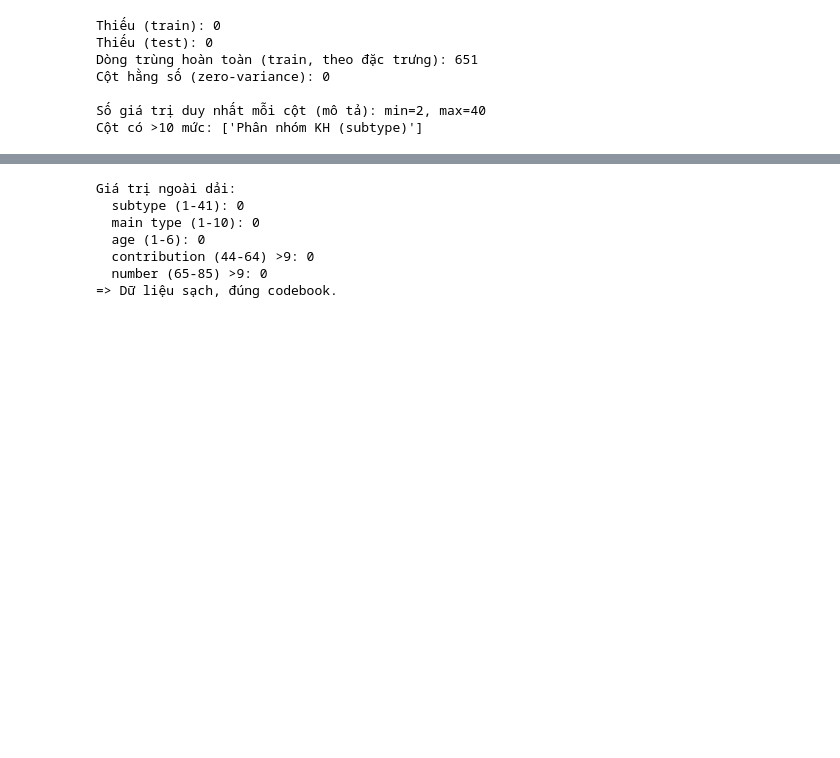
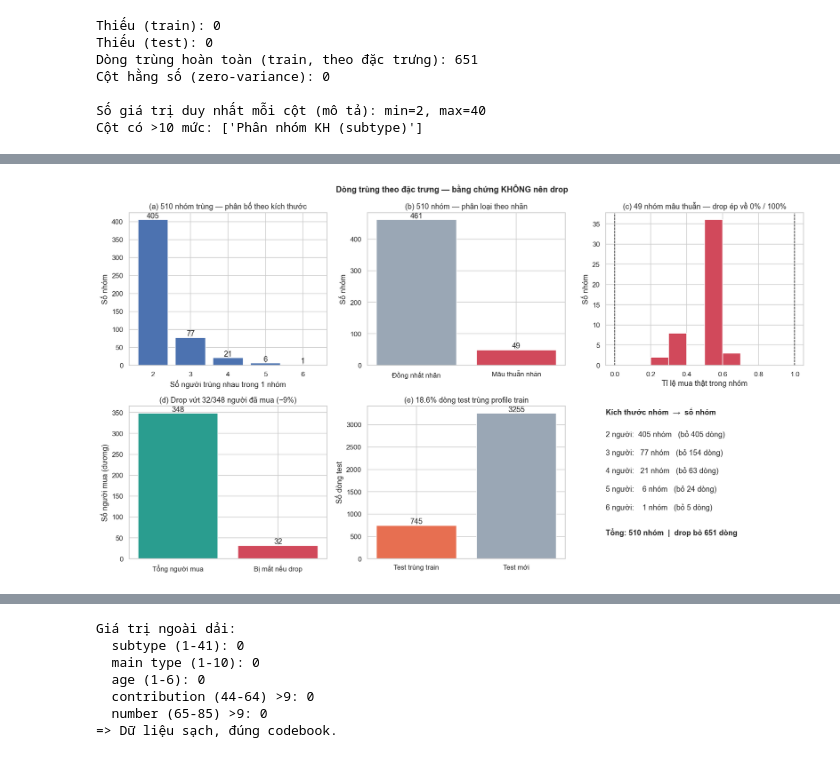
Before and after one commit to phong151104/vpbank, a Jupyter notebook: eda.ipynb, the cells around one changed output, grey strips where cells are left out. Saved outputs shown, nothing was run; the diff lists cells and outputs as text; code cells hidden in the pictures; blank space fills up the shorter version.

```diff
--- a/eda.ipynb
+++ b/eda.ipynb
@@ -181,0 +199,79 @@ Cột có >10 mức: ['Phân nhóm KH (subtype)']
+# %%
+# ===== 2b. Dòng trùng: bằng chứng KHÔNG nên drop =====
+_g = train.groupby(FEATURES)[TARGET]
+_grp = pd.DataFrame({"n": _g.size(), "n_pos": _g.sum()})
+_multi = _grp[_grp["n"] > 1].copy()
+_multi["rate"] = _multi["n_pos"] / _multi["n"]
+_conflict = _multi[(_multi["n_pos"] > 0) & (_multi["n_pos"] < _multi["n"])]
+n_conf = len(_conflict); n_same = len(_multi) - n_conf
+
+_dup_drop = train[train[FEATURES].duplicated(keep="first")]
+n_drop = len(_dup_drop); pos_lost = int(_dup_drop[TARGET].sum())
+pos_total = int(train[TARGET].sum())
+base_before = train[TARGET].mean()
+base_after = train[~train[FEATURES].duplicated(keep="first")][TARGET].mean()
+
+_train_prof = set(train[FEATURES].itertuples(index=False, name=None))
+n_test_in_train = sum(p in _train_prof for p in test[FEATURES].itertuples(index=False, name=None))
+pct_test = n_test_in_train / len(test) * 100
+
+# Phân bố kích thước nhóm trùng (2 người, 3 người, ...)
+_size_dist = _multi["n"].value_counts().sort_index()
+
+fig, axes = plt.subplots(2, 3, figsize=(16, 9))
+c0, c1 = PALETTE[0], PALETTE[1]
+
+# (a) phân bố kích thước nhóm
+ax = axes[0, 0]
+b = ax.bar([str(int(s)) for s in _size_dist.index], _size_dist.values, color="#4c72b0")
+ax.bar_label(b)
+ax.set_xlabel("Số người trùng nhau trong 1 nhóm"); ax.set_ylabel("Số nhóm")
+ax.set_title("(a) %d nhóm trùng — phân bố theo kích thước" % len(_multi))
+
+# (b) đồng nhất vs mâu thuẫn nhãn
+ax = axes[0, 1]
+b = ax.bar(["Đồng nhất nhãn", "Mâu thuẫn nhãn"], [n_same, n_conf], color=[c0, c1])
+ax.bar_label(b); ax.set_ylabel("Số nhóm")
+ax.set_title("(b) %d nhóm — phân loại theo nhãn" % len(_multi))
+
+# (c) histogram tỉ lệ mua trong nhóm mâu thuẫn
+ax = axes[0, 2]
+ax.hist(_conflict["rate"], bins=np.linspace(0, 1, 11), color=c1, edgecolor="white")
+ax.axvline(0, color="k", ls="--", lw=1); ax.axvline(1, color="k", ls="--", lw=1)
+ax.set_xlabel("Tỉ lệ mua thật trong nhóm"); ax.set_ylabel("Số nhóm")
+ax.set_title("(c) %d nhóm mâu thuẫn — drop ép về 0%% / 100%%" % n_conf)
+
+# (d) người mua bị mất nếu drop
+ax = axes[1, 0]
+b = ax.bar(["Tổng người mua", "Bị mất nếu drop"], [pos_total, pos_lost], color=["#2a9d8f", c1])
+ax.bar_label(b); ax.set_ylabel("Số người mua (dương)")
+ax.set_title("(d) Drop vứt %d/%d người đã mua (~%.0f%%)" % (pos_lost, pos_total, pos_lost / pos_total * 100))
+
+# (e) trùng ở cả test
+ax = axes[1, 1]
+b = ax.bar(["Test trùng train", "Test mới"], [n_test_in_train, len(test) - n_test_in_train], color=["#e76f51", c0])
+ax.bar_label(b); ax.set_ylabel("Số dòng test")
+ax.set_title("(e) %.1f%% dòng test trùng profile train" % pct_test)
+
+# (f) bảng tóm tắt kích thước nhóm
+ax = axes[1, 2]; ax.axis("off")
+ax.text(0.0, 0.98, "Kích thước nhóm  →  số nhóm", va="top", fontsize=12, weight="bold")
+_yy = 0.84
+for s, cnt in _size_dist.items():
+    ax.text(0.0, _yy, "%d người:  %3d nhóm   (bỏ %d dòng)" % (int(s), int(cnt), (int(s) - 1) * int(cnt)),
+            va="top", fontsize=12); _yy -= 0.12
+ax.text(0.0, _yy - 0.04, "Tổng: %d nhóm  |  drop bỏ %d dòng" % (len(_multi), n_drop),
+        va="top", fontsize=12, weight="bold")
+
+plt.suptitle("Dòng trùng theo đặc trưng — bằng chứng KHÔNG nên drop", fontsize=13, weight="bold")
+plt.tight_layout(); savefig("02b_duplicates_keep_decision"); plt.show()
+
+print("Phân bố kích thước nhóm trùng (số người trong nhóm -> số nhóm):")
+for s, cnt in _size_dist.items():
+    print("  %d người trùng: %3d nhóm  (chiếm %d dòng, dư %d dòng)" % (int(s), int(cnt), int(s) * int(cnt), (int(s) - 1) * int(cnt)))
+print("Tổng: %d nhóm trùng gồm %d dòng; drop_duplicates bỏ %d dòng (còn %d)." % (len(_multi), int(_multi["n"].sum()), n_drop, len(train) - n_drop))
+print("Phân loại nhãn: %d nhóm đồng nhất | %d nhóm mâu thuẫn." % (n_same, n_conf))
+print("Drop làm MẤT %d/%d người mua (~%.1f%%); base rate %.4f -> %.4f." % (pos_lost, pos_total, pos_lost / pos_total * 100, base_before, base_after))
+print("=> Giữ nguyên dữ liệu. Lo rò rỉ CV thì dùng GroupKFold theo profile (KHÔNG drop).")
+# %% [output]
+[figure, added]
```
Also changed, not shown: parts of 22 cells of this notebook, 52 other files.
